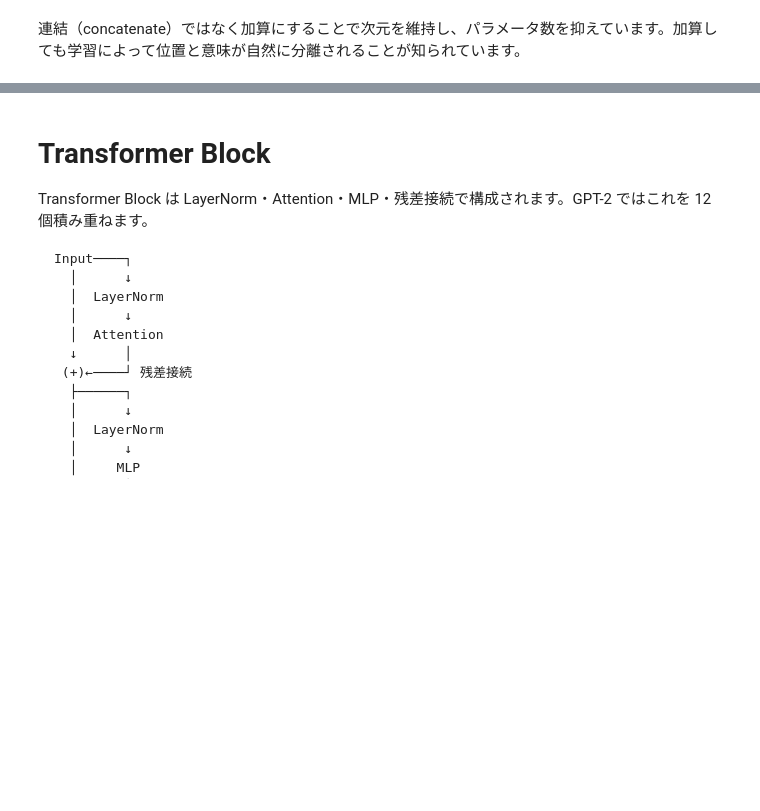
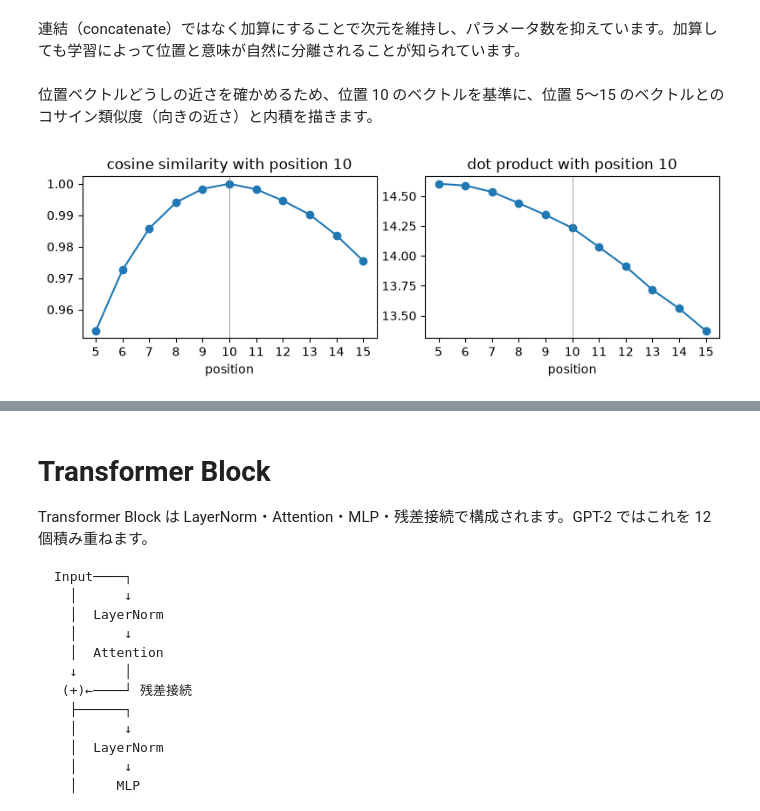
Before and after one commit to 7shi/my-gpt2, a Jupyter notebook: abridged.ipynb, the cells around one changed output, grey strips where cells are left out. Drawn from its saved outputs; the diff is of its cells as text; code cells hidden in the pictures; blank space fills up the shorter version.

```diff
--- a/abridged.ipynb
+++ b/abridged.ipynb
@@ -395,3 +395,23 @@ wpe.shape: (1024, 768)
 embedded_x.shape: (5, 768)
 # %% [markdown]
 連結（concatenate）ではなく加算にすることで次元を維持し、パラメータ数を抑えています。加算しても学習によって位置と意味が自然に分離されることが知られています。
+# %% [markdown]
+位置ベクトルどうしの近さを確かめるため、位置 10 のベクトルを基準に、位置 5〜15 のベクトルとのコサイン類似度（向きの近さ）と内積を描きます。
+# %%
+base = 10
+positions = np.arange(5, 16)
+v = wpe[base]
+dot = wpe[positions] @ v
+cos = dot / (np.linalg.norm(wpe[positions], axis=-1) * np.linalg.norm(v))
+
+fig, axes = plt.subplots(1, 2, figsize=(8, 2.8))
+for ax, values, title in zip(axes, (cos, dot), ("cosine similarity", "dot product")):
+    ax.plot(positions, values, "o-")
+    ax.axvline(base, color="gray", linewidth=0.5)
+    ax.set_title(f"{title} with position {base}")
+    ax.set_xlabel("position")
+    ax.set_xticks(positions)
+plt.tight_layout()
+plt.show()
+# %% [output]
+[figure, added]
```
Also changed, not shown: parts of 1 cell of this notebook.
